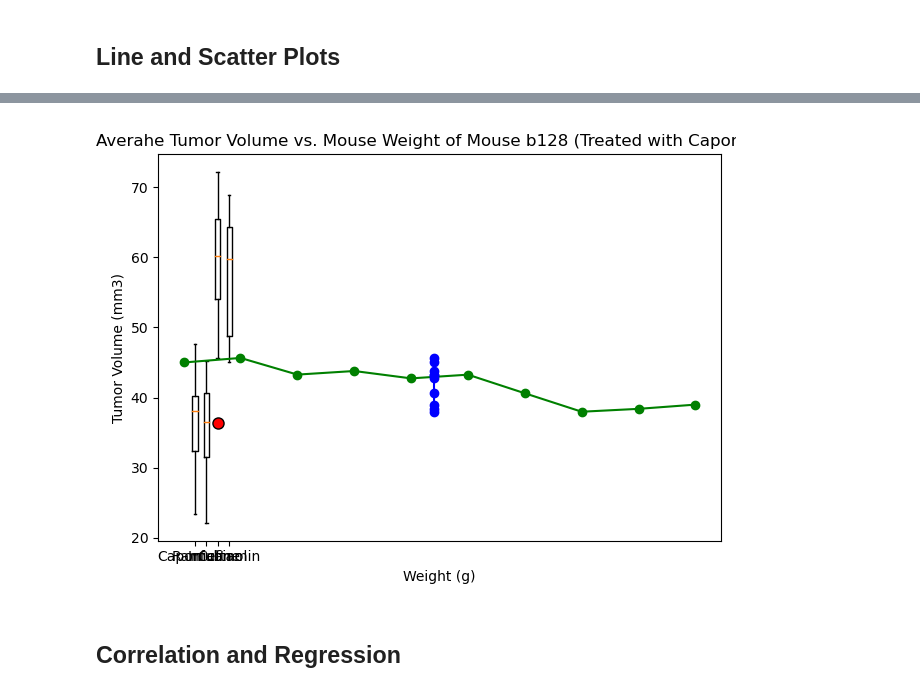
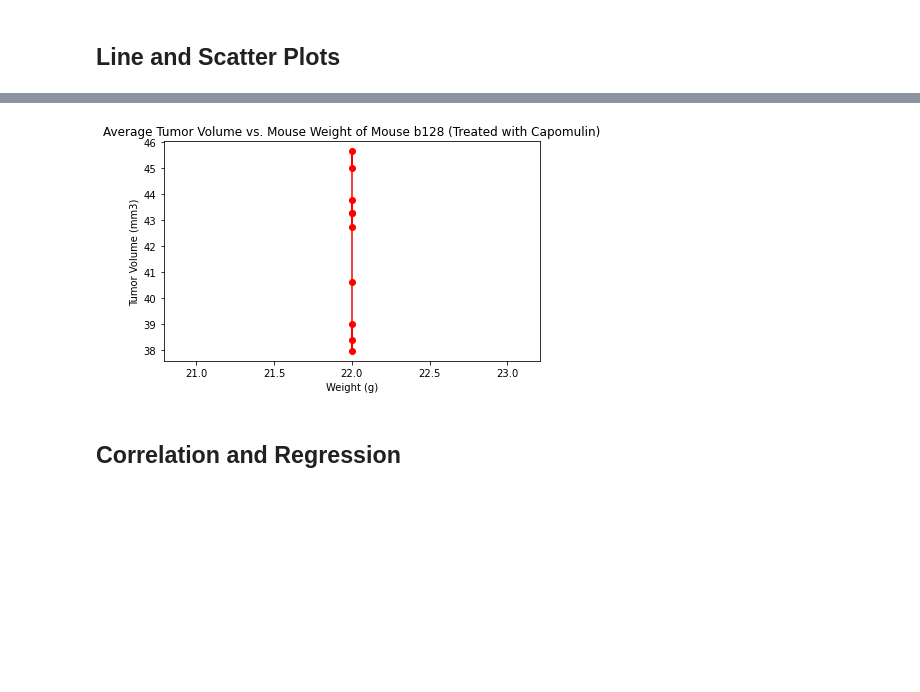
Before and after one commit to samseng88/Matplotlib, a Jupyter notebook: Pymaceuticals/pymaceuticals_starter.ipynb, the cells around one changed output, grey strips where cells are left out. Drawn from its saved outputs; the diff is of its cells as text; code cells hidden in the pictures; blank space fills up the shorter version.

```diff
--- a/Pymaceuticals/pymaceuticals_starter.ipynb
+++ b/Pymaceuticals/pymaceuticals_starter.ipynb
@@ -422,16 +417,17 @@ plt.show()
 # %%
 # Generate a scatter plot of average tumor volume vs. mouse weight for the Capomulin regimen
+b128 = new_total_mice.loc[new_total_mice["Mouse ID"] == "b128"]
 x_weight = b128["Weight (g)"]
 y_tumor = b128["Tumor Volume (mm3)"]
 
-plt.plot(x_weight, y_tumor, color="blue", marker = "o")
-plt.title("Averahe Tumor Volume vs. Mouse Weight of Mouse b128 (Treated with Capomulin)")
+plt.plot(x_weight, y_tumor, color="red", marker = "o")
+plt.title("Average Tumor Volume vs. Mouse Weight of Mouse b128 (Treated with Capomulin)")
 plt.xlabel("Weight (g)")
 plt.ylabel("Tumor Volume (mm3)")
 plt.tight_layout()
 plt.show()
 # %% [output]
-[figure, old version]
+[figure, new version]
 # %% [markdown]
 ## Correlation and Regression
 # %%
```
Also changed, not shown: parts of 8 cells of this notebook.
